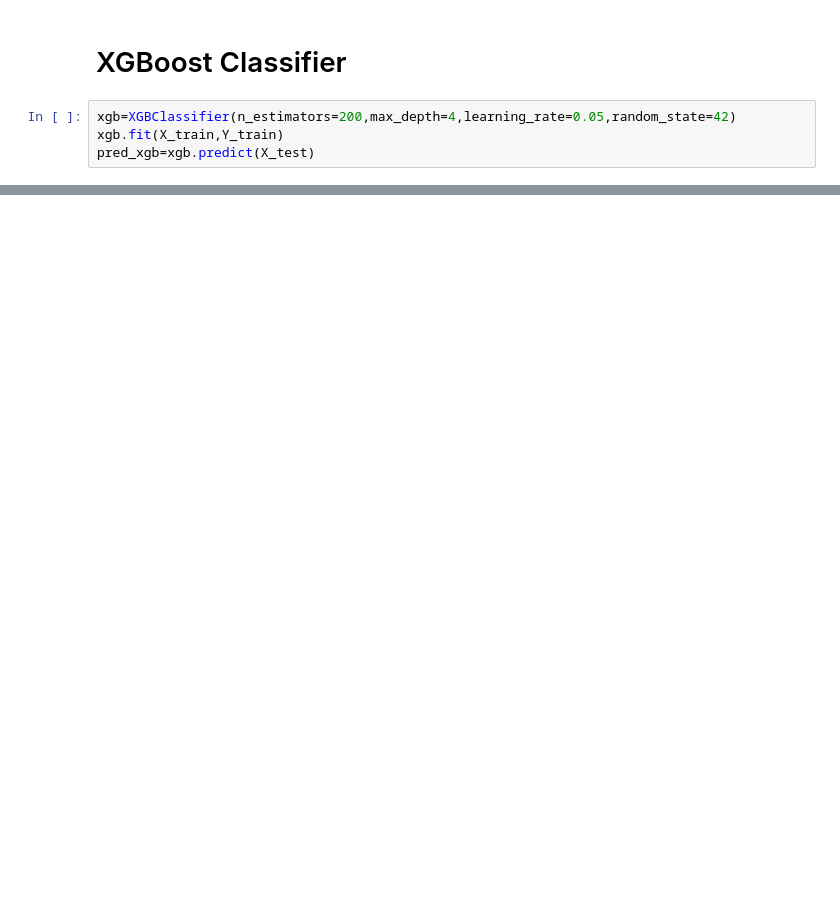
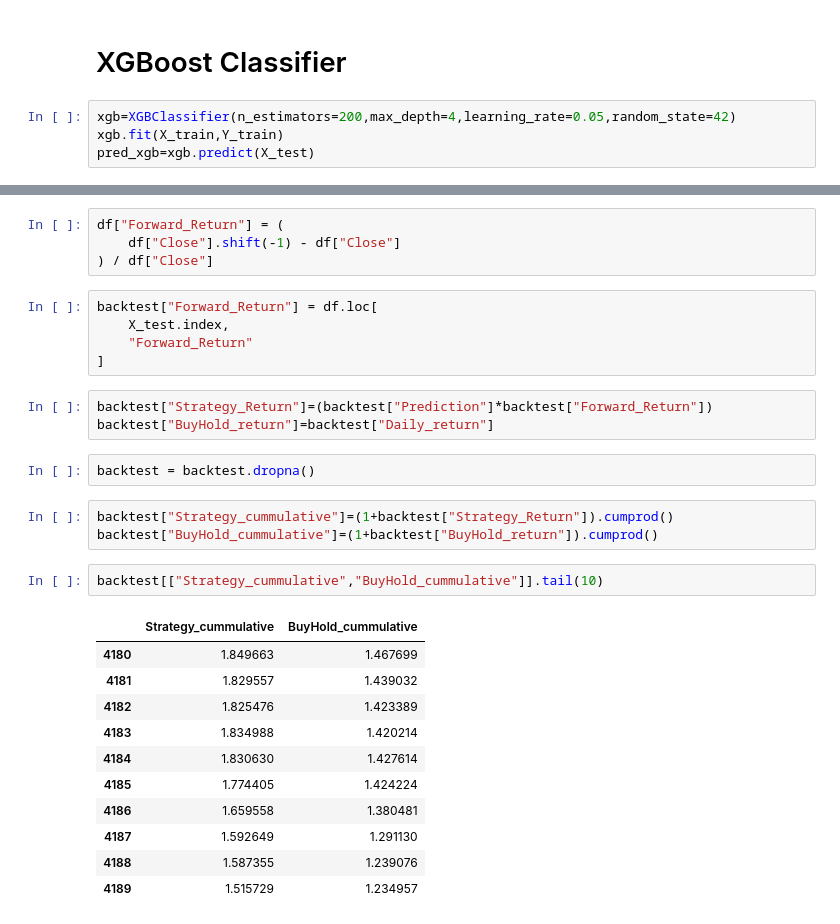
Before and after one commit to mugdhajha/Bitcoin-market-analysis, a Jupyter notebook: notebooks/modeling.ipynb, the cells around one changed output, grey strips where cells are left out. Drawn from its saved outputs; the diff is of its cells as text; blank space fills up the shorter version.

```diff
--- a/notebooks/modeling.ipynb
+++ b/notebooks/modeling.ipynb
@@ -330,0 +331,31 @@ importance_df
+# %%
+df["Forward_Return"] = (
+    df["Close"].shift(-1) - df["Close"]
+) / df["Close"]
+# %%
+backtest["Forward_Return"] = df.loc[
+    X_test.index,
+    "Forward_Return"
+]
+# %%
+backtest["Strategy_Return"]=(backtest["Prediction"]*backtest["Forward_Return"])
+backtest["BuyHold_return"]=backtest["Daily_return"]
+# %%
+backtest = backtest.dropna()
+# %%
+backtest["Strategy_cummulative"]=(1+backtest["Strategy_Return"]).cumprod()
+backtest["BuyHold_cummulative"]=(1+backtest["BuyHold_return"]).cumprod()
+# %%
+backtest[["Strategy_cummulative","BuyHold_cummulative"]].tail(10)
+# %% [output]
+|  | Strategy_cummulative | BuyHold_cummulative |
+| 4180 | 1.849663 | 1.467699 |
+| 4181 | 1.829557 | 1.439032 |
+| 4182 | 1.825476 | 1.423389 |
+| 4183 | 1.834988 | 1.420214 |
+| 4184 | 1.830630 | 1.427614 |
+| 4185 | 1.774405 | 1.424224 |
+| 4186 | 1.659558 | 1.380481 |
+| 4187 | 1.592649 | 1.291130 |
+| 4188 | 1.587355 | 1.239076 |
+| 4189 | 1.515729 | 1.234957 |
```
Also changed, not shown: parts of 20 cells of this notebook, 3 other files.
